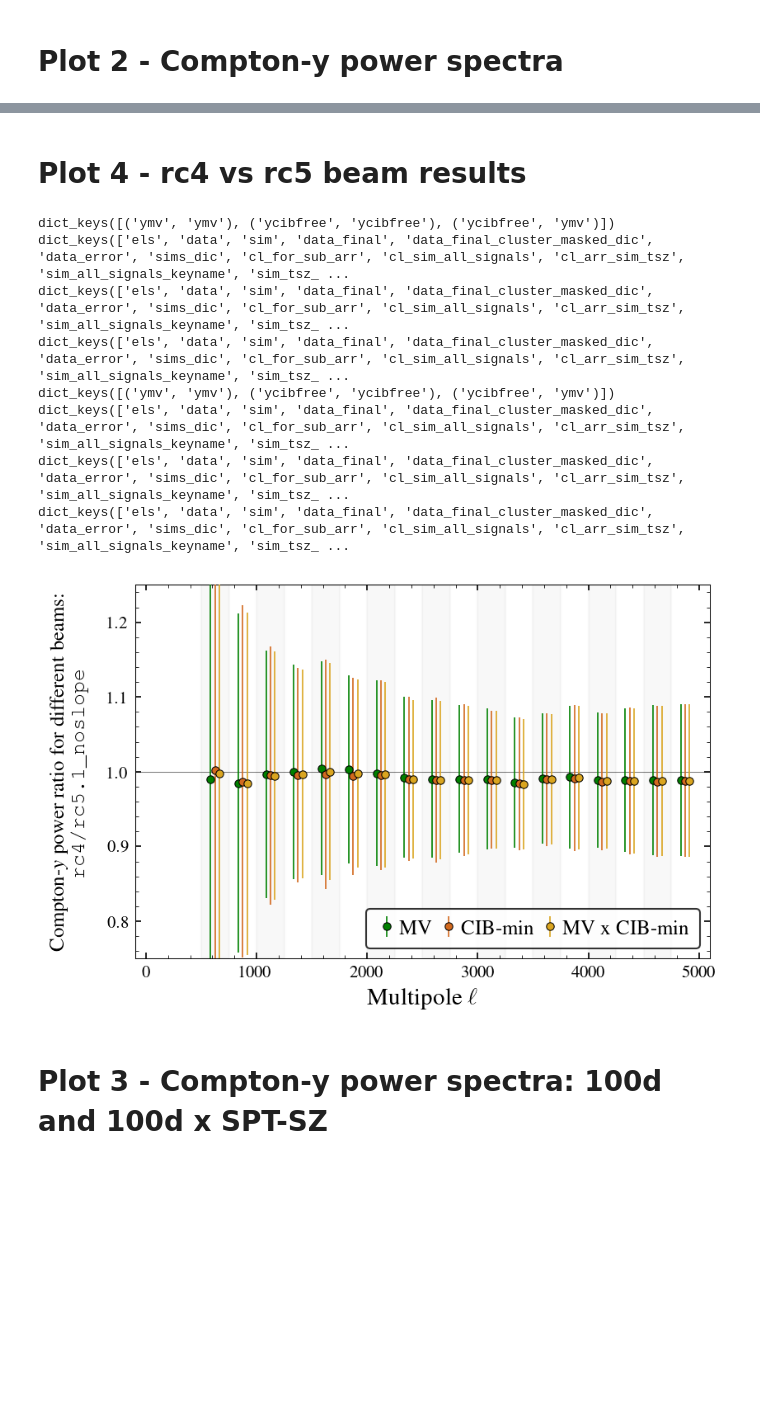
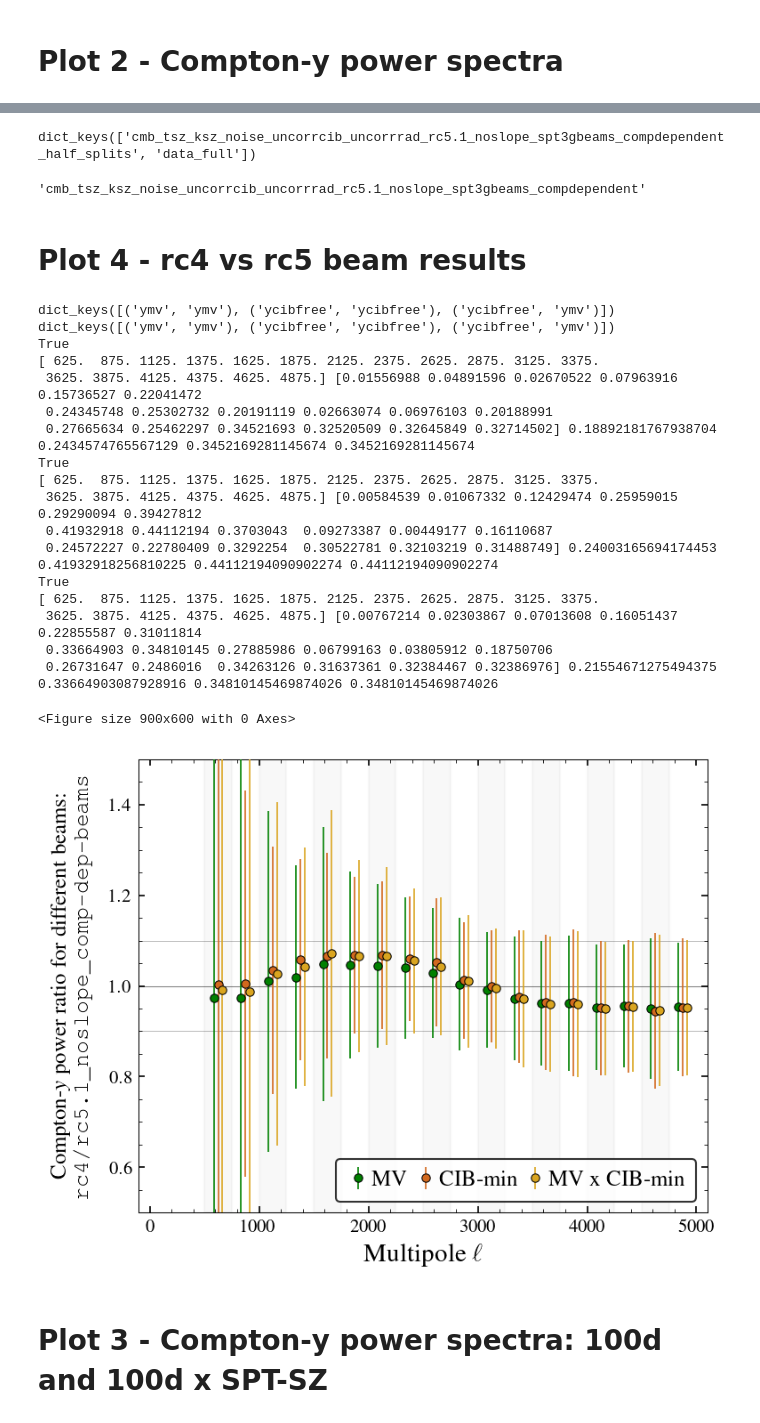
Before and after one commit to sriniraghunathan/tSZ_2pt_SPT_SPIRE, a Jupyter notebook: read_files_and_make_plots.ipynb, the cells around one changed output, grey strips where cells are left out. Cells and saved outputs as stored; diff of their text form; code cells hidden in the pictures; blank space fills up the shorter version.

```diff
--- a/read_files_and_make_plots.ipynb
+++ b/read_files_and_make_plots.ipynb
@@ -737,0 +1021,4 @@ dict_keys(['els', 'data', 'sim', 'data_final', 'data_final_cluster_masked_dic',
+# %%
+res_dic[ilc_keyname1]['for_consistency_tests'].keys()
+# %% [output]
+dict_keys(['cmb_tsz_ksz_noise_uncorrcib_uncorrrad_rc5.1_noslope_spt3gbeams_compdependent_half_splits', 'data_full'])
@@ -738,3 +1046,7 @@ dict_keys(['els', 'data', 'sim', 'data_final', 'data_final_cluster_masked_dic',
+# %%
+res_dic[ilc_keyname1]['sim_all_signals_keyname']
+# %% [output]
+'cmb_tsz_ksz_noise_uncorrcib_uncorrrad_rc5.1_noslope_spt3gbeams_compdependent'
 # %% [markdown]
 # Plot 4 - rc4 vs rc5 beam results
 # %%
@@ -770,7 +1082,7 @@ for beam_iter in range(2):
 
     pl_dic[beam_iter] = {}
     for m1m2 in m1_m2_ilc_comb_arr_to_plot:
-        print(res_dic[m1m2].keys())
+        #print(res_dic[m1m2].keys())
         el_ = res_dic[m1m2]['els']
         cl_data_final = res_dic[m1m2]['data_final'] * mulfac
         cl_data_err = res_dic[m1m2]['data_error'] * mulfac
@@ -794,49 +1106,78 @@ for beam_iter in range(2):
 
 
 clf()
+figure(figsize = (5.5, 4.5))
 xshiftval = -40.
 xshiftdeltaval = 40
 for m1m2 in m1_m2_ilc_comb_arr_to_plot:
     colorval, labval, mkrval, msval = pl_specs_dic[m1m2]
     el_1, cl_data_final_1, cl_data_err_1 = pl_dic[0][m1m2]
     el_2, cl_data_final_2, cl_data_err_2 = pl_dic[1][m1m2]
 
-    errorbar(el_1 + xshiftval, cl_data_final_1/cl_data_final_2,
-         yerr = dl_fac * cl_data_err_1,
+    cl_data_err = np.copy(cl_data_err_1)
+    print(np.allclose(cl_data_err_1, cl_data_err_2))
+
+    ratio_val = (cl_data_final_1/cl_data_final_2)
+    ratio_err_val = cl_data_err/cl_data_final_2
+
+    deviation_val = abs(1-ratio_val)
+    low_el_inds = np.where(el_1<2200)[0]
+    high_el_inds = np.where(el_1>2200)[0]
+    print( el_1,
+          deviation_val/ratio_err_val,
+          np.mean(deviation_val/ratio_err_val),
+          max(deviation_val[low_el_inds]/ratio_err_val[low_el_inds]),
+          max(deviation_val[high_el_inds]/ratio_err_val[high_el_inds]),
+          max(deviation_val/ratio_err_val) )
+
+    errorbar(el_1 + xshiftval, ratio_val,
+         yerr = ratio_err_val,
          color = colorval, mec = 'black', mew = 0.5,
          ls ='None',
          label = labval,
          capsize = capsizeval,
          marker = mkrval, ms = msval,
          elinewidth = lwval, ecolor = colorval,
          zorder = 10000,
         )
     xshiftval += xshiftdeltaval
 
 #shades
 ax = make_ver_shades(ax, el_)
 
 axhline(1., alpha = 0.5, lw = 0.5)
+axhline(1.1, alpha = 0.5, lw = 0.25)
+axhline(0.9, alpha = 0.5, lw = 0.25)
 xlabel(r'Multipole $\ell$', fontsize = fsval)
-ylab = r'Compton-$y$ power ratio for different beams:' + '\n' + r'\texttt{rc4/rc5.1_noslope}'
-ylabel(ylab, fontsize = fsval-2, labelpad = 10)
+ylab = r'Compton-$y$ power ratio for different beams:' + '\n' + r'\texttt{rc4/rc5.1_noslope_comp-dep-beams}'
+ylabel(ylab, fontsize = fsval-2, labelpad = 8)
 xlim(xmin, xmax);
-ylim(0.75, 1.25)
+ylim(0.5, 1.5)
 legfsval = fsval - 2
 legend(loc = 4, fontsize = legfsval, ncol = 4, handletextpad = 0.1, columnspacing = 0.3, handlelength = 1., numpoints = 1)
 
 
 show()
 # %% [output]
 dict_keys([('ymv', 'ymv'), ('ycibfree', 'ycibfree'), ('ycibfree', 'ymv')])
-dict_keys(['els', 'data', 'sim', 'data_final', 'data_final_cluster_masked_dic', 'data_error', 'sims_dic', 'cl_for_sub_arr', 'cl_sim_all_signals', 'cl_arr_sim_tsz', 'sim_all_signals_keyname', 'sim_tsz_ ...
-dict_keys(['els', 'data', 'sim', 'data_final', 'data_final_cluster_masked_dic', 'data_error', 'sims_dic', 'cl_for_sub_arr', 'cl_sim_all_signals', 'cl_arr_sim_tsz', 'sim_all_signals_keyname', 'sim_tsz_ ...
-dict_keys(['els', 'data', 'sim', 'data_final', 'data_final_cluster_masked_dic', 'data_error', 'sims_dic', 'cl_for_sub_arr', 'cl_sim_all_signals', 'cl_arr_sim_tsz', 'sim_all_signals_keyname', 'sim_tsz_ ...
 dict_keys([('ymv', 'ymv'), ('ycibfree', 'ycibfree'), ('ycibfree', 'ymv')])
-dict_keys(['els', 'data', 'sim', 'data_final', 'data_final_cluster_masked_dic', 'data_error', 'sims_dic', 'cl_for_sub_arr', 'cl_sim_all_signals', 'cl_arr_sim_tsz', 'sim_all_signals_keyname', 'sim_tsz_ ...
-dict_keys(['els', 'data', 'sim', 'data_final', 'data_final_cluster_masked_dic', 'data_error', 'sims_dic', 'cl_for_sub_arr', 'cl_sim_all_signals', 'cl_arr_sim_tsz', 'sim_all_signals_keyname', 'sim_tsz_ ...
-dict_keys(['els', 'data', 'sim', 'data_final', 'data_final_cluster_masked_dic', 'data_error', 'sims_dic', 'cl_for_sub_arr', 'cl_sim_all_signals', 'cl_arr_sim_tsz', 'sim_all_signals_keyname', 'sim_tsz_ ...
+True
+[ 625.  875. 1125. 1375. 1625. 1875. 2125. 2375. 2625. 2875. 3125. 3375.
+ 3625. 3875. 4125. 4375. 4625. 4875.] [0.01556988 0.04891596 0.02670522 0.07963916 0.15736527 0.22041472
+ 0.24345748 0.25302732 0.20191119 0.02663074 0.06976103 0.20188991
+ 0.27665634 0.25462297 0.34521693 0.32520509 0.32645849 0.32714502] 0.18892181767938704 0.2434574765567129 0.3452169281145674 0.3452169281145674
+True
+[ 625.  875. 1125. 1375. 1625. 1875. 2125. 2375. 2625. 2875. 3125. 3375.
+ 3625. 3875. 4125. 4375. 4625. 4875.] [0.00584539 0.01067332 0.12429474 0.25959015 0.29290094 0.39427812
+ 0.41932918 0.44112194 0.3703043  0.09273387 0.00449177 0.16110687
+ 0.24572227 0.22780409 0.3292254  0.30522781 0.32103219 0.31488749] 0.24003165694174453 0.41932918256810225 0.44112194090902274 0.44112194090902274
+True
+[ 625.  875. 1125. 1375. 1625. 1875. 2125. 2375. 2625. 2875. 3125. 3375.
+ 3625. 3875. 4125. 4375. 4625. 4875.] [0.00767214 0.02303867 0.07013608 0.16051437 0.22855587 0.31011814
+ 0.33664903 0.34810145 0.27885986 0.06799163 0.03805912 0.18750706
+ 0.26731647 0.2486016  0.34263126 0.31637361 0.32384467 0.32386976] 0.21554671275494375 0.33664903087928916 0.34810145469874026 0.34810145469874026
+<Figure size 900x600 with 0 Axes>
-[figure, old version]
+[figure, new version]
 # %% [markdown]
 # Plot 3 - Compton-y power spectra: 100d and 100d x SPT-SZ
 # %%
```
Also changed, not shown: parts of 17 cells of this notebook.
